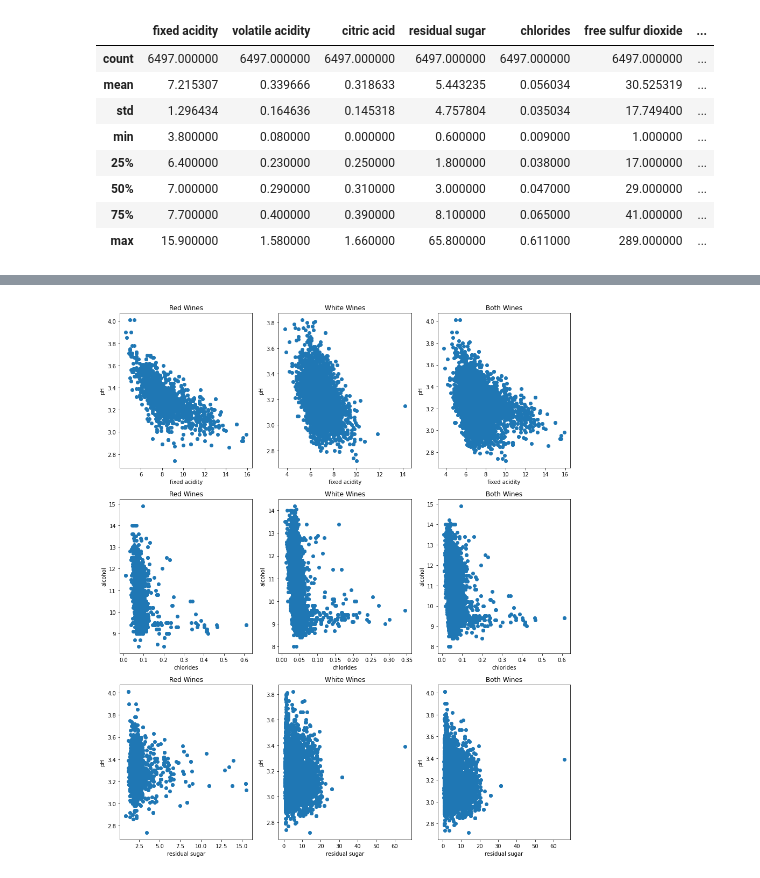
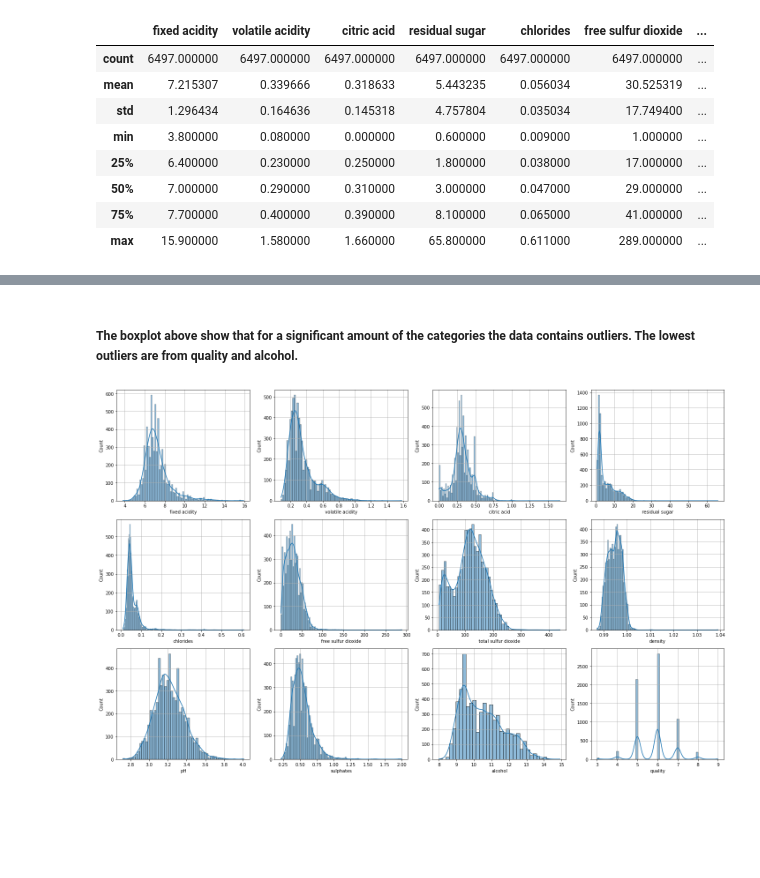
Before and after one commit to teddybeargun/COGS118B, a Jupyter notebook: WineEDA.ipynb, the cells around one changed output, grey strips where cells are left out. Drawn from its saved outputs; the diff is of its cells as text; code cells hidden in the pictures; blank space fills up the shorter version.

```diff
--- a/WineEDA.ipynb
+++ b/WineEDA.ipynb
@@ -85,24 +127,11 @@ for x in columnNames:
-# %%
-columnNames = [["fixed acidity", "pH"], ["chlorides", "alcohol"], ["residual sugar", "pH"]]
-
-fig, axes = plt.subplots(len(columnNames), len(headers))
-
-fig.set_figheight(18)
-fig.set_figwidth(15)
-
-rowAxes = 0
-for x in columnNames:
-    colAxes = 0
-
-    axes[rowAxes, colAxes].set(xlabel= x[0], ylabel= x[1], title= "Red Wines")
-    axes[rowAxes, colAxes].scatter(redWineDF[x[0]], redWineDF[x[1]])
-
-    axes[rowAxes, colAxes + 1].set(xlabel= x[0], ylabel= x[1], title= "White Wines")
-    axes[rowAxes, colAxes + 1].scatter(whiteWineDF[x[0]], whiteWineDF[x[1]])
-
-    axes[rowAxes, colAxes + 2].set(xlabel= x[0], ylabel= x[1], title="Both Wines")
-    axes[rowAxes, colAxes + 2].scatter(bothWineDF[x[0]], bothWineDF[x[1]])
-
-    rowAxes += 1
-# %% [output]
-[figure, removed]
+# %% [markdown]
+##### The boxplot above show that for a significant amount of the categories the data contains outliers. The lowest outliers are from quality and alcohol.
+# %%
+plt.figure(figsize= (20, 16))
+for i, col in enumerate(list(bothWineDF.columns.values)):
+    plt.subplot(4, 4, i + 1)
+    sns.histplot(bothWineDF[col], kde= True)
+    plt.grid()
+    plt.tight_layout()
+# %% [output]
+[figure, added]
```
Also changed, not shown: parts of 11 cells of this notebook.
